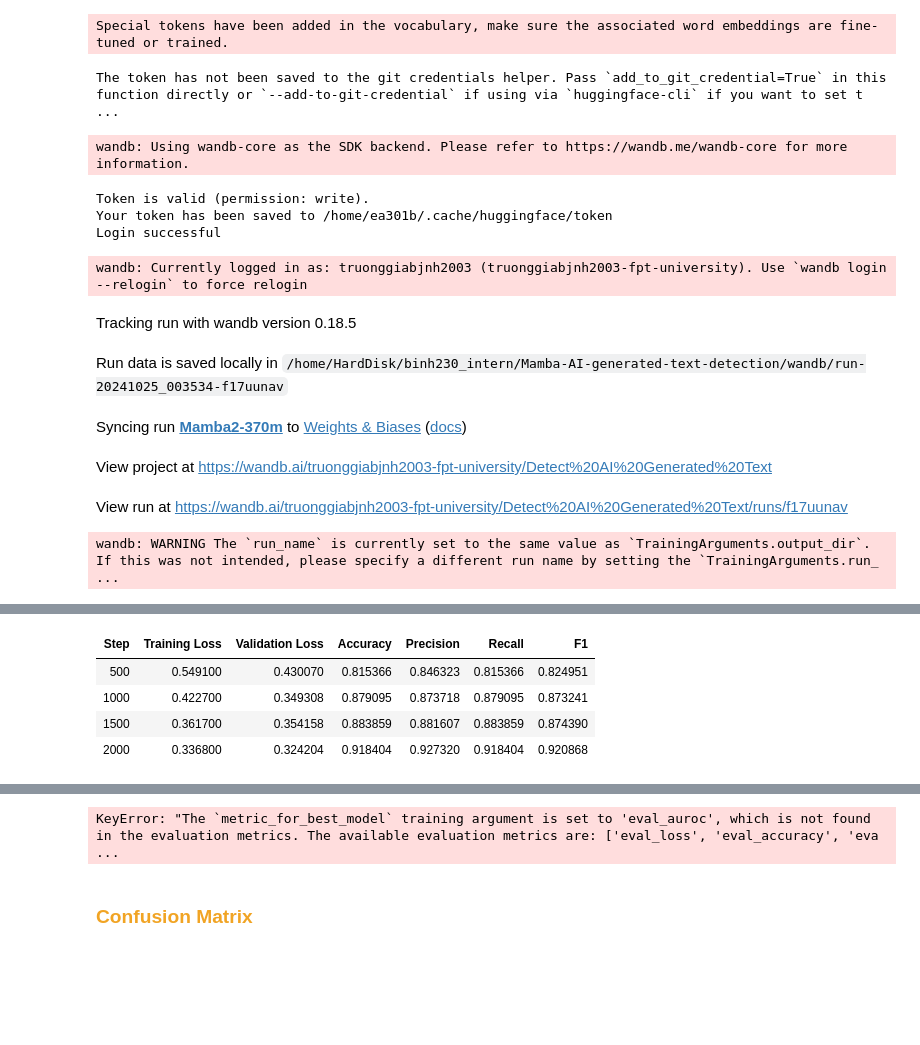
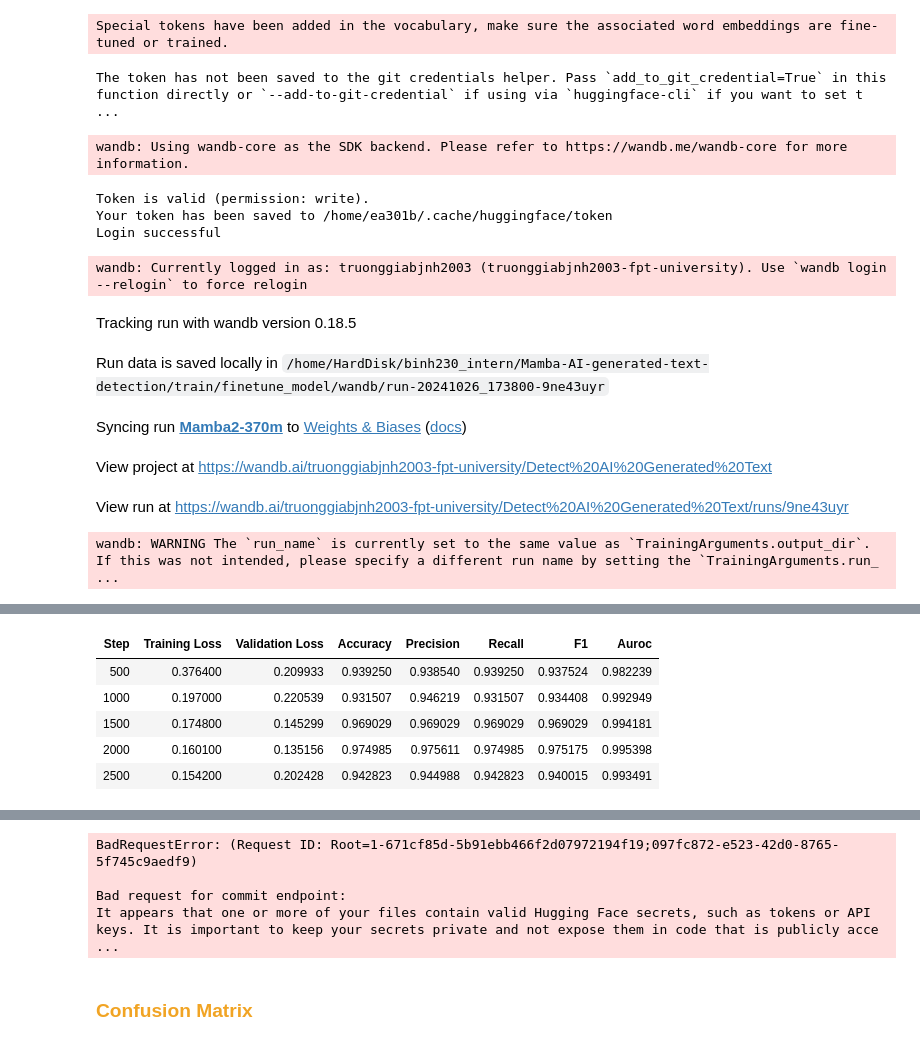
Before and after one commit to DanielBinh2k3/Mamba-AI-generated-text-detection, a Jupyter notebook: train/finetune_model/mamba-implementation.ipynb, the cells around one changed output, grey strips where cells are left out. Drawn from its saved outputs; the diff is of its cells as text; code cells hidden in the pictures; blank space fills up the shorter version.

Commit message:
Final upload for CCU Intern

```diff
--- a/train/finetune_model/mamba-implementation.ipynb
+++ b/train/finetune_model/mamba-implementation.ipynb
@@ -71,8 +71,8 @@ import unicodedata
 from tqdm import tqdm
 
 # Load DataFrame
-train_df = pd.read_parquet('./data/train_essays.parquet')
-valid_df = pd.read_parquet('./data/valid_essays.parquet')
+train_df = pd.read_parquet('/home/HardDisk/binh230_intern/Mamba-AI-generated-text-detection/data/Mix-AI-Dataset/train_essays.parquet')
+valid_df = pd.read_parquet('/home/HardDisk/binh230_intern/Mamba-AI-generated-text-detection/data/Mix-AI-Dataset/valid_essays.parquet')
 
 # Define characters to remove
 char_to_remove = ['{', '£', '\x97', '¹', 'å', '\\', '\x85', '<', '\x99',
@@ -297,14 +297,14 @@ from huggingface_hub import login  # For pushing to the Hugging Face Hub
 
 # Authenticate Hugging Face API token
 # Make sure you've logged in before running the script
-login(token="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")
+login(token="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")
 # Initialize wandb run
 wandb.init(project="Detect AI Generated Text",
            name="Mamba2-370m",
            config={
                "learning_rate": 1e-4,
                "label_smoothing": 0.03,
-               "batch_size": 8,
+               "batch_size": 16,
                "num_epochs": 1,
                "optimizer": "AdamW",
                "model": model.config.model_type,
@@ -398,11 +398,12 @@ def compute_metrics(eval_pred):
 
 # Training Arguments Setup
 training_args = TrainingArguments(
-    output_dir="./results",  # Directory to save model checkpoints
+    output_dir="./results/mamba",  # Directory to save model checkpoints
     evaluation_strategy="steps",  # Evaluate every few steps
     # eval_steps=,  # Evaluate every 1000 steps
     per_device_train_batch_size=batch_size,  # Adjust batch size per device (GPU)
-    per_device_eval_batch_size=4,  # Same for evaluation
+    per_device_eval_batch_size=4,  # Same for evaluation\
+    gradient_accumulation_steps=4,
     num_train_epochs=1,  # Define total number of epochs
     weight_decay=0.1,  # L2 regularization
     logging_dir="./logs",  # Log directory
@@ -447,8 +448,8 @@ Your token has been saved to /home/ea301b/.cache/huggingface/token
 Login successful
 wandb: Currently logged in as: truonggiabjnh2003 (truonggiabjnh2003-fpt-university). Use `wandb login --relogin` to force relogin
 Tracking run with wandb version 0.18.5
-Run data is saved locally in /home/HardDisk/binh230_intern/Mamba-AI-generated-text-detection/wandb/run-20241025_003534-f17uunav
+Run data is saved locally in /home/HardDisk/binh230_intern/Mamba-AI-generated-text-detection/train/finetune_model/wandb/run-20241026_173800-9ne43uyr
 Syncing run Mamba2-370m to Weights & Biases (docs)
 View project at https://wandb.ai/truonggiabjnh2003-fpt-university/Detect%20AI%20Generated%20Text
-View run at https://wandb.ai/truonggiabjnh2003-fpt-university/Detect%20AI%20Generated%20Text/runs/f17uunav
+View run at https://wandb.ai/truonggiabjnh2003-fpt-university/Detect%20AI%20Generated%20Text/runs/9ne43uyr
 wandb: WARNING The `run_name` is currently set to the same value as `TrainingArguments.output_dir`. If this was not intended, please specify a different run name by setting the `TrainingArguments.run_ ...
@@ -456,5 +457,6 @@ wandb: WARNING The `run_name` is currently set to the same value as `TrainingArg
-| Step | Training Loss | Validation Loss | Accuracy | Precision | Recall | F1 |
-| 500 | 0.549100 | 0.430070 | 0.815366 | 0.846323 | 0.815366 | 0.824951 |
-| 1000 | 0.422700 | 0.349308 | 0.879095 | 0.873718 | 0.879095 | 0.873241 |
-| 1500 | 0.361700 | 0.354158 | 0.883859 | 0.881607 | 0.883859 | 0.874390 |
-| 2000 | 0.336800 | 0.324204 | 0.918404 | 0.927320 | 0.918404 | 0.920868 |
+| Step | Training Loss | Validation Loss | Accuracy | Precision | Recall | F1 | Auroc |
+| 500 | 0.376400 | 0.209933 | 0.939250 | 0.938540 | 0.939250 | 0.937524 | 0.982239 |
+| 1000 | 0.197000 | 0.220539 | 0.931507 | 0.946219 | 0.931507 | 0.934408 | 0.992949 |
+| 1500 | 0.174800 | 0.145299 | 0.969029 | 0.969029 | 0.969029 | 0.969029 | 0.994181 |
+| 2000 | 0.160100 | 0.135156 | 0.974985 | 0.975611 | 0.974985 | 0.975175 | 0.995398 |
+| 2500 | 0.154200 | 0.202428 | 0.942823 | 0.944988 | 0.942823 | 0.940015 | 0.993491 |
@@ -461,3 +464,6 @@ wandb: WARNING The `run_name` is currently set to the same value as `TrainingArg
-KeyError: "The `metric_for_best_model` training argument is set to 'eval_auroc', which is not found in the evaluation metrics. The available evaluation metrics are: ['eval_loss', 'eval_accuracy', 'eva ...
+BadRequestError: (Request ID: Root=1-671cf85d-5b91ebb466f2d07972194f19;097fc872-e523-42d0-8765-5f745c9aedf9)
+
+Bad request for commit endpoint:
+It appears that one or more of your files contain valid Hugging Face secrets, such as tokens or API keys. It is important to keep your secrets private and not expose them in code that is publicly acce ...
 # %% [markdown]
 ### <b><span style='color:#F1A424'>Confusion Matrix</span></b>
```
Also changed, not shown: parts of 3 cells of this notebook, 21 other files.
